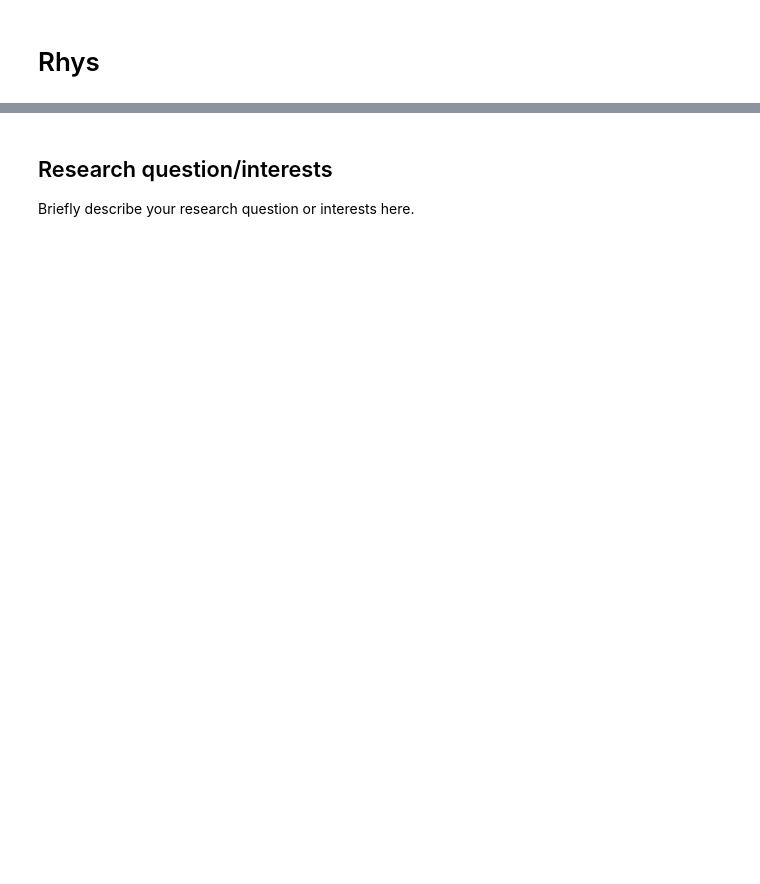
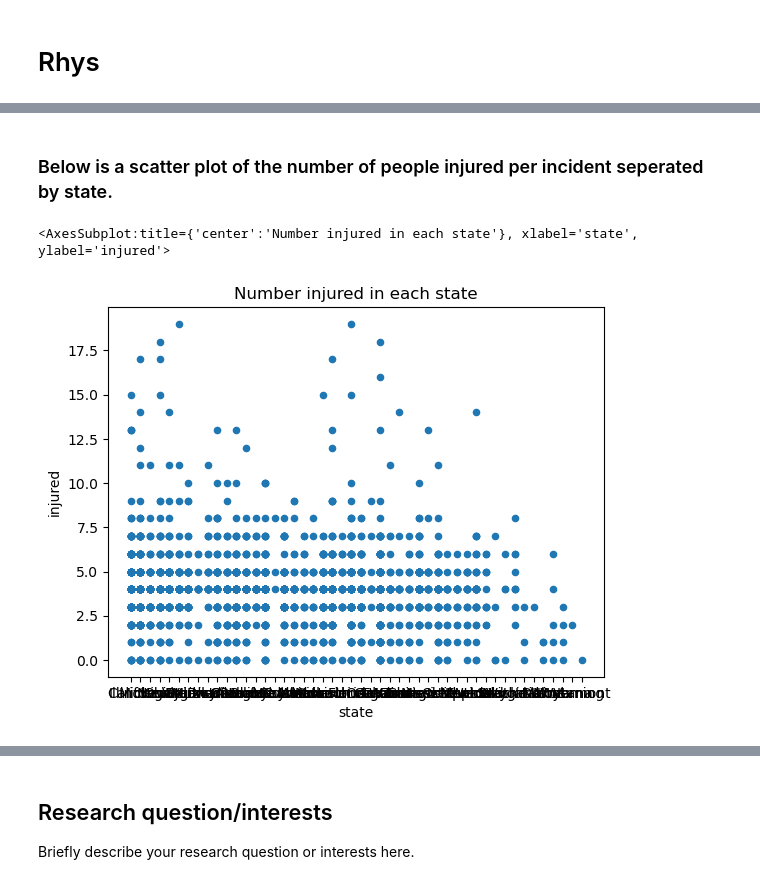
Before and after one commit to ubco-W2022T1-cosc301/project-group39, a Jupyter notebook: notebooks/analysis1.ipynb, the cells around one changed output, grey strips where cells are left out. Drawn from its saved outputs; the diff is of its cells as text; code cells hidden in the pictures; blank space fills up the shorter version.

```diff
--- a/notebooks/analysis1.ipynb
+++ b/notebooks/analysis1.ipynb
@@ -24,0 +51,7 @@ print(df)
+# %% [markdown]
+### Below is a scatter plot of the number of people injured per incident seperated by state.
+# %%
+df_cleaned.plot(kind = 'scatter', x = 'state', y = 'injured', title = 'Number injured in each state')
+# %% [output]
+<AxesSubplot:title={'center':'Number injured in each state'}, xlabel='state', ylabel='injured'>
+[figure, added]
```
Also changed, not shown: parts of 7 cells of this notebook.
